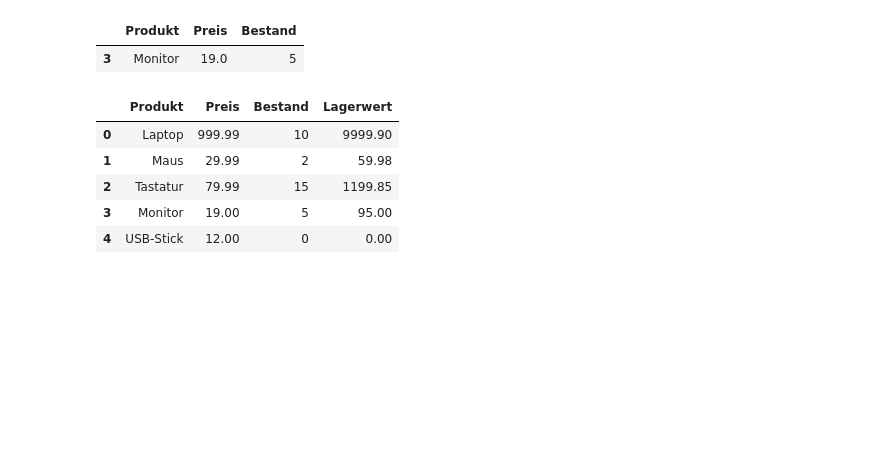
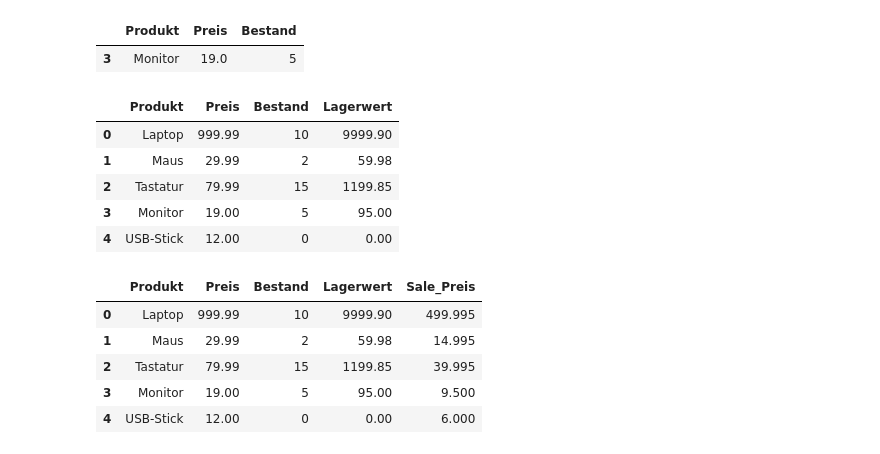
Before and after one commit to veniapputrii/Python, a Jupyter notebook: Python_Anfänger.ipynb, the cells around one changed output. Cells and saved outputs as stored; diff of their text form; code cells hidden in the pictures; blank space fills up the shorter version.

```diff
--- a/Python_Anfänger.ipynb
+++ b/Python_Anfänger.ipynb
@@ -139,3 +139,20 @@ display(df1)
 | 2 | Tastatur | 79.99 | 15 | 1199.85 |
 | 3 | Monitor | 19.00 | 5 | 95.00 |
 | 4 | USB-Stick | 12.00 | 0 | 0.00 |
+# %%
+#2.Feb 2026
+#Aufgabe :
+# Wir wollen einen Schlussverkauf machen. Alle Produkte sollen um die Hälfte
+#reduziert werden. Erstelle eine neue Spalte namens 'Sale_Preis'.
+#Der Inhalt soll der 'Preis' geteilt durch 2 sein.
+#Tipp: Das Zeichen für Teilen ist der Schrägstrich (/).
+
+df1['Sale_Preis'] = df1['Preis'] / 2
+display(df1)
+# %% [output]
+|  | Produkt | Preis | Bestand | Lagerwert | Sale_Preis |
+| 0 | Laptop | 999.99 | 10 | 9999.90 | 499.995 |
+| 1 | Maus | 29.99 | 2 | 59.98 | 14.995 |
+| 2 | Tastatur | 79.99 | 15 | 1199.85 | 39.995 |
+| 3 | Monitor | 19.00 | 5 | 95.00 | 9.500 |
+| 4 | USB-Stick | 12.00 | 0 | 0.00 | 6.000 |
```
Also changed, not shown: parts of 1 cell of this notebook.
